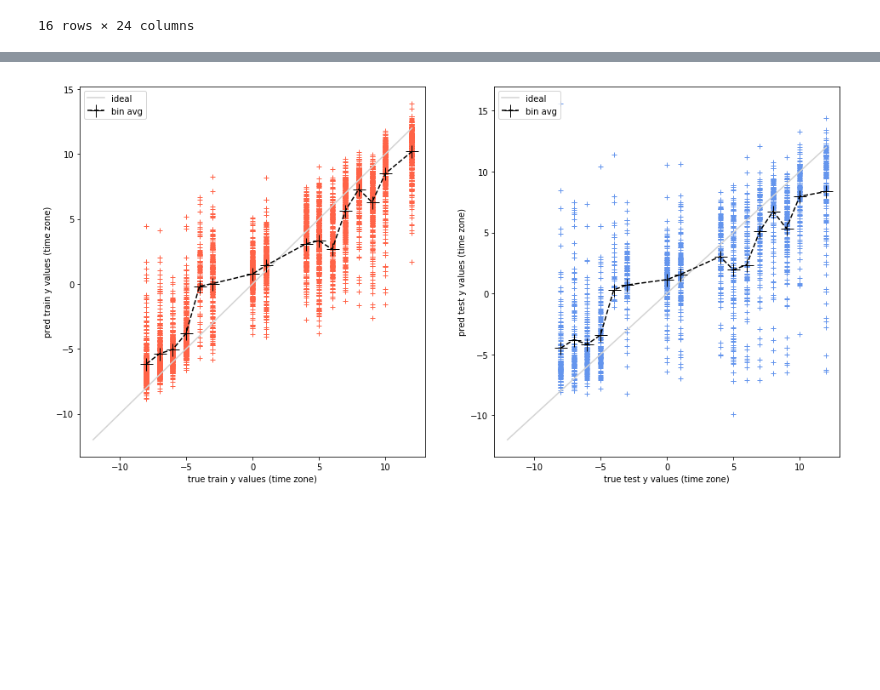
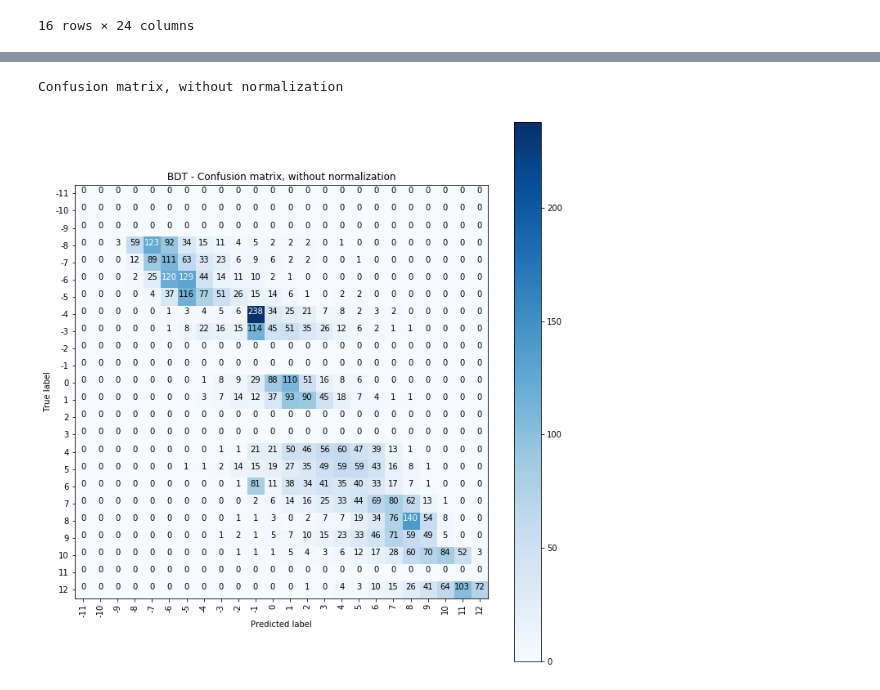
Before and after one commit to declanoller/reddit_DS, a Jupyter notebook: sandbox.ipynb, the cells around one changed output, grey strips where cells are left out. Cells and saved outputs as stored; diff of their text form; code cells hidden in the pictures; blank space fills up the shorter version.

```diff
--- a/sandbox.ipynb
+++ b/sandbox.ipynb
@@ -216,4 +180,6 @@ def plot_y_ypred(y_tr_true,y_tr_pred,y_test_true,y_test_pred):
-# %%
-plot_y_ypred(y_tr,y_tr_pred,y_val,y_val_pred)
-# %% [output]
-[figure, removed]
+# %%
+#confusion matrix
+
+# class_list = list(x_tr.columns.values)
+class_list = [i for i in range(-11,13)]
+from sklearn.metrics import confusion_matrix
@@ -219,0 +225,19 @@ plot_y_ypred(y_tr,y_tr_pred,y_val,y_val_pred)
+# %%
+# tr_conf_m = confusion_matrix(y_tr.values, np.round(y_tr_pred))
+# test_conf_m = confusion_matrix(y_val.values, np.round(y_val_pred))
+tr_conf_m = confusion_matrix(y_tr.values, np.round(y_tr_pred),labels=[i for i in range(-11,13)])
+test_conf_m = confusion_matrix(y_val.values, np.round(y_val_pred),labels=[i for i in range(-11,13)])
+
+
+# conf_df_display = pd.DataFrame(tr_conf_m,index=class_list,columns=class_list)
+# conf_df_display = conf_df_display.rename_axis('true',axis='index')
+# conf_df_display = conf_df_display.rename_axis('pred',axis='columns')
+# conf_df_display
+# %%
+# Plot non-normalized confusion matrix
+plt.figure(figsize=(6.4*1.5,6.4*1.5))
+plot_confusion_matrix(tr_conf_m, classes=class_list,
+                      title='BDT - Confusion matrix, without normalization')
+# %% [output]
+Confusion matrix, without normalization
+[figure, added]
```
Also changed, not shown: parts of 25 cells of this notebook.
